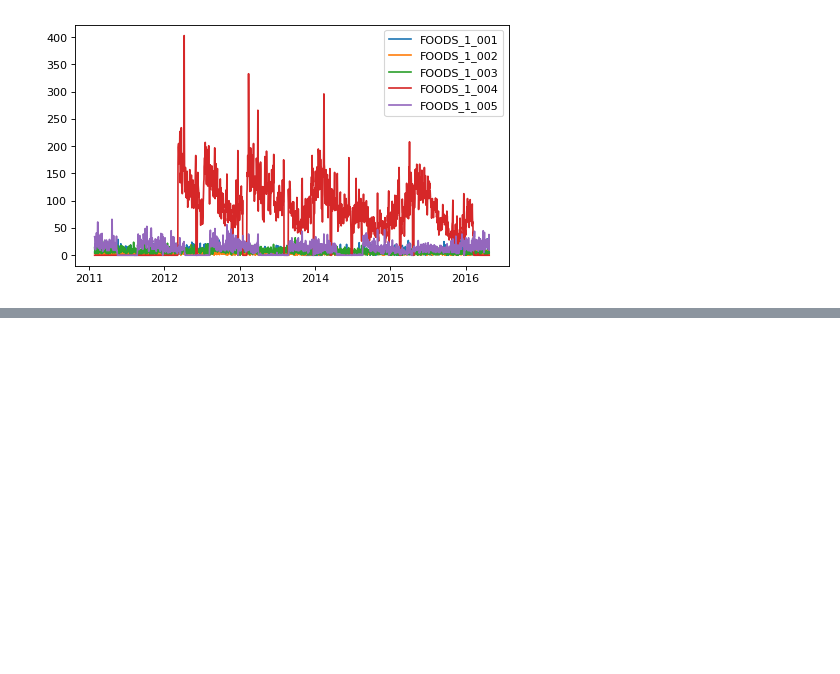
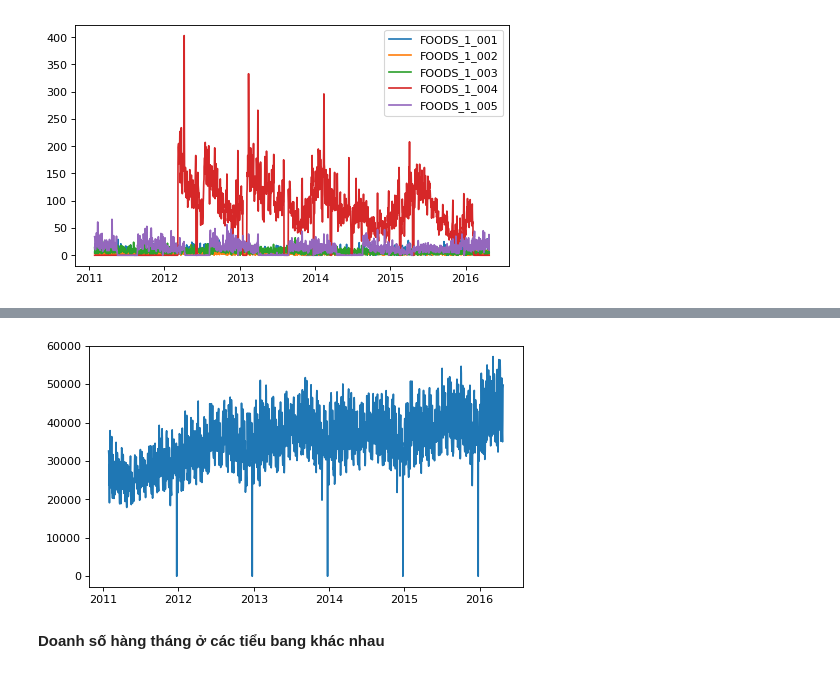
Before and after one commit to HienNguyenMinh/PythonAssignment, a Jupyter notebook: BaiTap2.ipynb, the cells around one changed output, grey strips where cells are left out. Cells and saved outputs as stored; diff of their text form; code cells hidden in the pictures; blank space fills up the shorter version.

```diff
--- a/BaiTap2.ipynb
+++ b/BaiTap2.ipynb
@@ -88,9 +90,16 @@ sale2.head(3)
 # %%
-X = sale2.groupby('item_id')[(sale2.columns)[6:]].sum()
+#Dataframe sale2: nhóm theo cột 'item_id', tính tổng doanh số hàng ngày từ cột[6] trở đến cột cuối
+#Tạo dataframe sale2_temp, lấy dữ liệu đã tính toán của sale2 đổ vào sale2_temp
+sale2_temp = sale2.groupby('item_id')[(sale2.columns)[6:]].sum()
+#Tạo dataframe sale2_5first, lấy 5 dòng dữ liệu đầu tiên của sale2_temp
+sale2_5first = sale2_temp[:5]
+
+#Vẽ biểu đồ biểu diễn doanh số bán hàng của 5 item đầu tiên theo time series
 import matplotlib.pyplot as plt
 plt.figure(num=None, figsize=(7, 4), dpi=80, facecolor='w', edgecolor='k')
-for i in range(5):
-    plt.plot(X.iloc[i,:],label=X.index[i])
+#Lặp từ 0 đến 5 (len(sale2_temp.index) = 5)
+for i in range(len(sale2_5first.index)):
+    plt.plot(sale2_5first.iloc[i,:],label=sale2_5first.index[i])
     plt.legend(loc='best')
 plt.show()
 # %% [output]
@@ -97,0 +121,8 @@ plt.show()
+# %%
+plt.figure(num=None, figsize=(7, 4), dpi=80, facecolor='w', edgecolor='k')
+(sale2_temp.sum()).plot()
+plt.show()
+# %% [output]
+[figure, added]
+# %% [markdown]
+**Doanh số hàng tháng ở các tiểu bang khác nhau**
```
Also changed, not shown: parts of 6 cells of this notebook.
